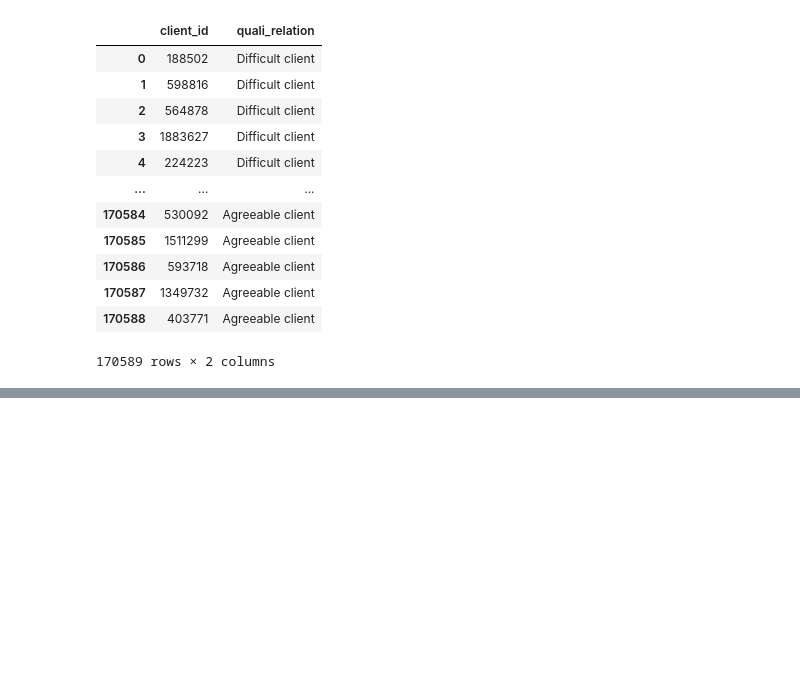
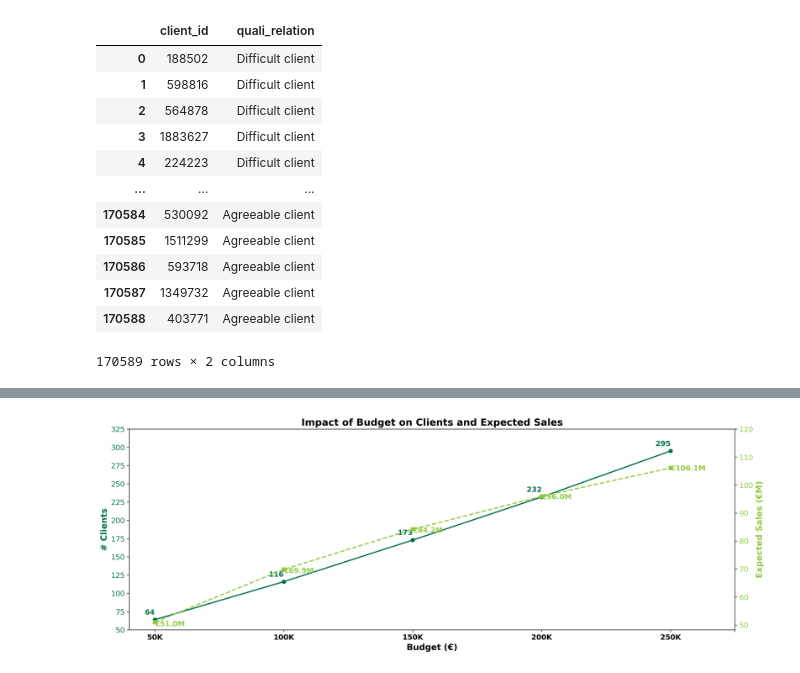
Before and after one commit to NacerH0/Churn-Predictor-, a Jupyter notebook: knapsack.ipynb, the cells around one changed output, grey strips where cells are left out. Saved outputs shown, nothing was run; the diff lists cells and outputs as text; code cells hidden in the pictures; blank space fills up the shorter version.

```diff
--- a/knapsack.ipynb
+++ b/knapsack.ipynb
@@ -212,0 +356,89 @@ chosen_df
+# %%
+import matplotlib.pyplot as plt
+
+# BCG Colors
+bcg_green = "#006A4D"
+bcg_light_green = "#8DC63F"
+
+# Data
+budgets = [50000, 100000, 150000, 200000, 250000]
+clients = [64, 116, 173, 232, 295]  # Slightly adjusted for staggered effect
+sales = [51015544.82, 69853242.51, 84168667.35, 96004686.99, 106135928.58]
+sales_millions = [s / 1e6 for s in sales]  # Convert to millions (€M)
+
+# Create figure and axis
+fig, ax1 = plt.subplots(figsize=(18, 6), dpi=300)
+fig.patch.set_alpha(0)  # Transparent background for the figure
+ax1.patch.set_alpha(0)  # Transparent background for the axes
+
+# Left Y-axis for Clients
+ax1.set_xlabel("Budget (€)", fontsize=14, fontweight="bold")
+ax1.set_ylabel("# Clients", color=bcg_green, fontsize=14, fontweight="bold")
+ax1.plot(
+    budgets,
+    clients,
+    marker="o",
+    linestyle="-",
+    color=bcg_green,
+    label="Number of Clients",
+    linewidth=2,
+)
+ax1.tick_params(axis="y", labelcolor=bcg_green, labelsize=12)
+ax1.set_yticks(range(50, 350, 25))  # Flatten the curve visually
+
+# Right Y-axis for Expected Sales (€M)
+ax2 = ax1.twinx()
+ax2.set_ylabel(
+    "Expected Sales (€M)", color=bcg_light_green, fontsize=14, fontweight="bold"
+)
+ax2.plot(
+    budgets,
+    sales_millions,
+    marker="s",
+    linestyle="--",
+    color=bcg_light_green,
+    label="Expected Sales",
+    linewidth=2,
+)
+ax2.tick_params(axis="y", labelcolor=bcg_light_green, labelsize=12)
+ax2.set_yticks(range(50, 130, 10))  # Flatten sales scale
+ax2.patch.set_alpha(0)  # Transparent background for the second y-axis
+
+# Labels for points
+for i in range(len(budgets)):
+    ax1.text(
+        budgets[i],
+        clients[i] + 5,
+        f"{clients[i]}",
+        color=bcg_green,
+        fontsize=12,
+        fontweight="bold",
+        ha="right",
+        va="bottom",
+    )
+    ax2.text(
+        budgets[i],
+        sales_millions[i] * 1.01,  # Slight vertical adjustment
+        f"€{sales_millions[i]:,.1f}M",
+        color=bcg_light_green,
+        fontsize=12,  # Corrected fontsize
+        fontweight="bold",
+        ha="left",
+        va="top",
+    )
+
+# X-Axis Formatting
+ax1.set_xticks(budgets + [275000])  # Add extra tick for visual balance
+ax1.set_xticklabels(
+    ["50K", "100K", "150K", "200K", "250K", ""], fontsize=12, fontweight="bold"
+)
+
+# Title
+plt.title(
+    "Impact of Budget on Clients and Expected Sales", fontsize=16, fontweight="bold"
+)
+
+# Show the plot
+plt.show()
+# %% [output]
+[figure, added]
```
Also changed, not shown: parts of 21 cells of this notebook, 3 other files.
